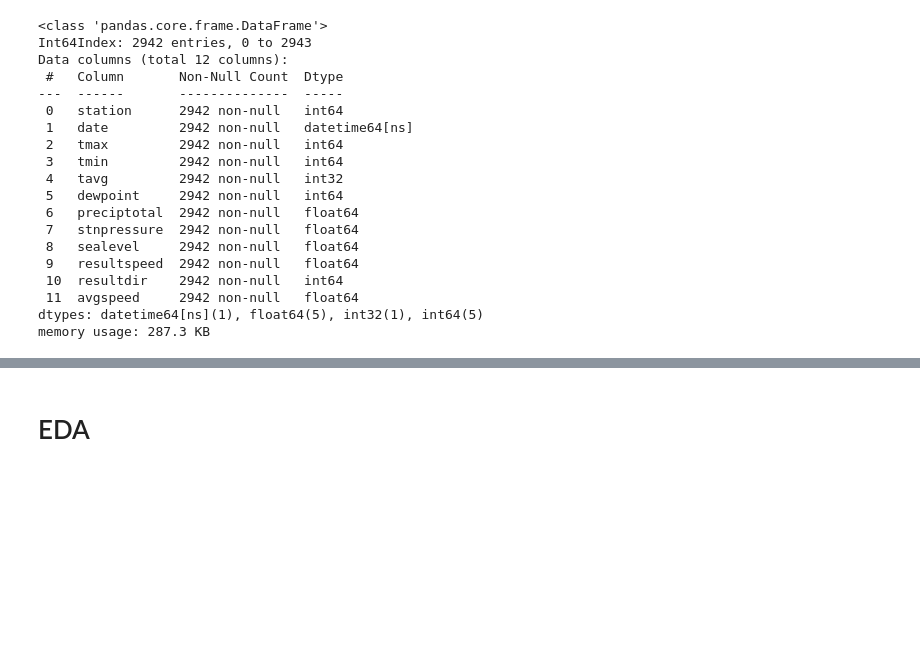
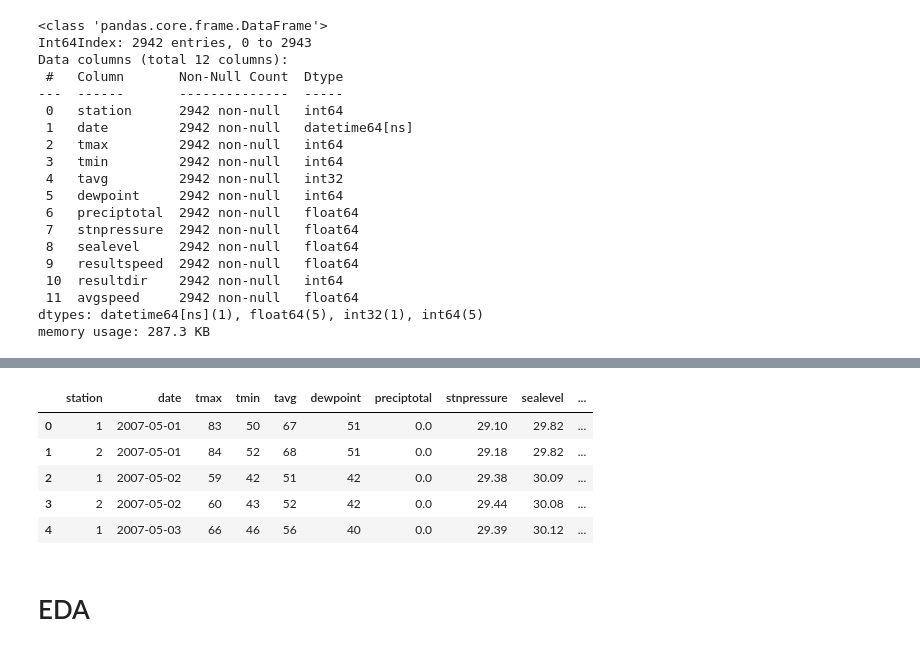
Before and after one commit to DesmondYapJJ/Project-4, a Jupyter notebook: code/project_4_code_test.ipynb, the cells around one changed output, grey strips where cells are left out. Saved outputs shown, nothing was run; the diff lists cells and outputs as text; code cells hidden in the pictures; blank space fills up the shorter version.

```diff
--- a/code/project_4_code_test.ipynb
+++ b/code/project_4_code_test.ipynb
@@ -585,2 +600,11 @@ memory usage: 287.3 KB
+# %%
+weather.head()
+# %% [output]
+|  | station | date | tmax | tmin | tavg | dewpoint | preciptotal | stnpressure | sealevel | ... |
+| 0 | 1 | 2007-05-01 | 83 | 50 | 67 | 51 | 0.0 | 29.10 | 29.82 | ... |
+| 1 | 2 | 2007-05-01 | 84 | 52 | 68 | 51 | 0.0 | 29.18 | 29.82 | ... |
+| 2 | 1 | 2007-05-02 | 59 | 42 | 51 | 42 | 0.0 | 29.38 | 30.09 | ... |
+| 3 | 2 | 2007-05-02 | 60 | 43 | 52 | 42 | 0.0 | 29.44 | 30.08 | ... |
+| 4 | 1 | 2007-05-03 | 66 | 46 | 56 | 40 | 0.0 | 29.39 | 30.12 | ... |
 # %% [markdown]
 # EDA
```
Also changed, not shown: parts of 11 cells of this notebook.
